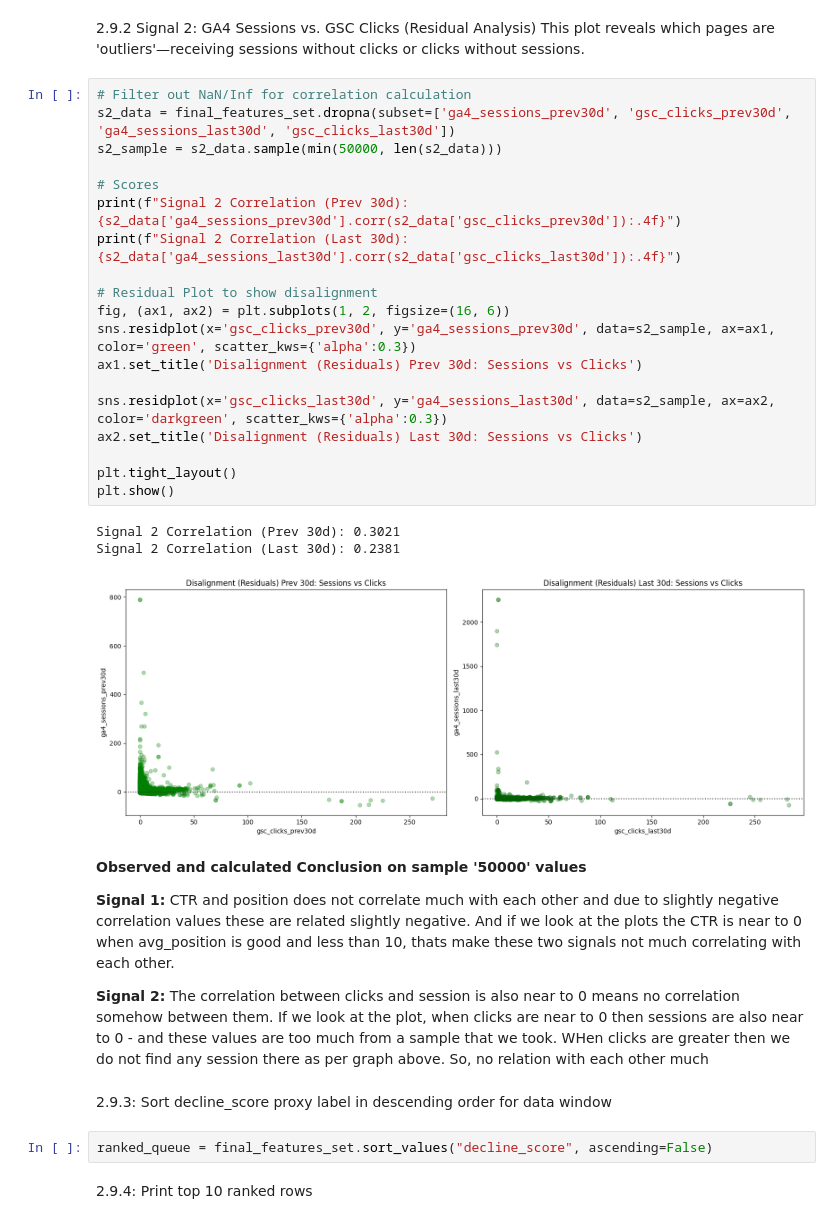
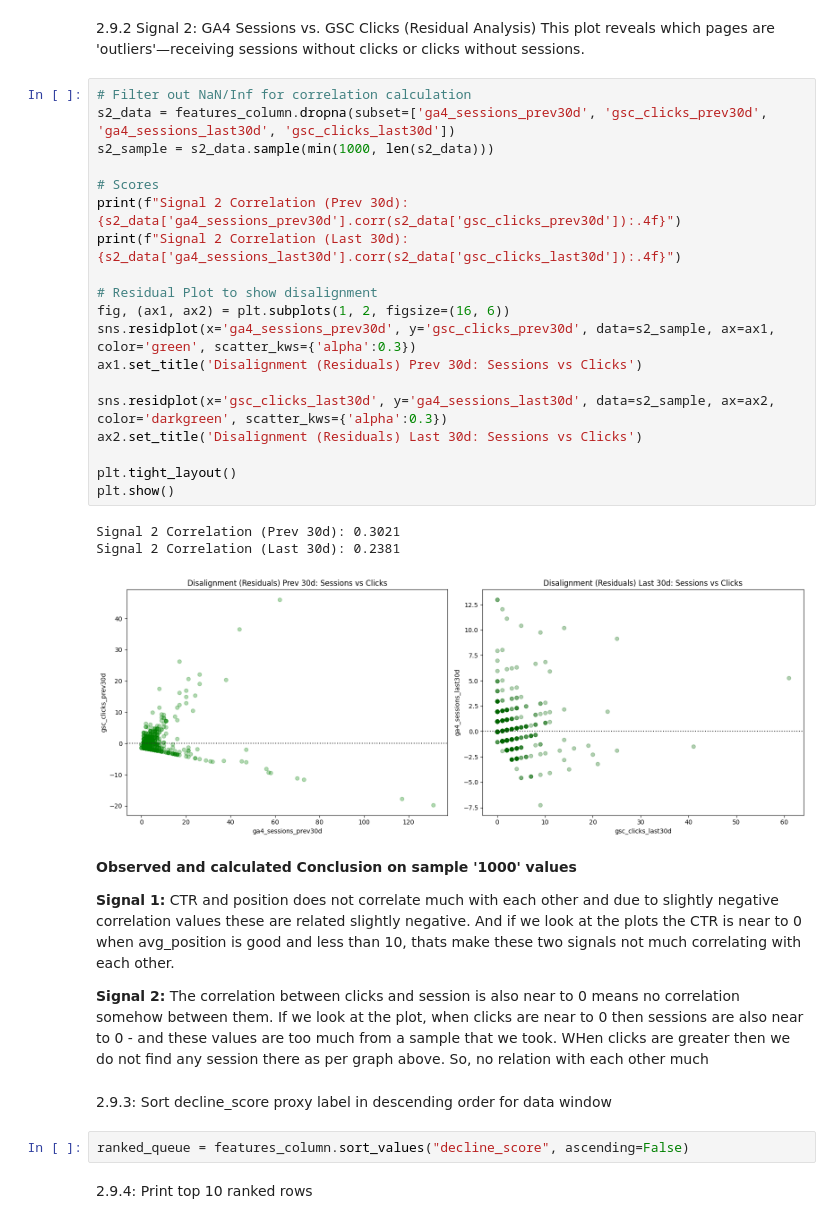
Before and after one commit to MuhammadFaizan0023/FlyRank_ML_internship_repo, a Jupyter notebook: work/notebooks/w04_baseline_score.ipynb, the cells around one changed output. Cells and saved outputs as stored; diff of their text form.

```diff
--- a/work/notebooks/w04_baseline_score.ipynb
+++ b/work/notebooks/w04_baseline_score.ipynb
@@ -778,29 +575,29 @@ Signal 1 Correlation (Last 30d): -0.0984
 This plot reveals which pages are 'outliers'—receiving sessions without clicks or clicks without sessions.
 # %%
 # Filter out NaN/Inf for correlation calculation
-s2_data = final_features_set.dropna(subset=['ga4_sessions_prev30d', 'gsc_clicks_prev30d', 'ga4_sessions_last30d', 'gsc_clicks_last30d'])
-s2_sample = s2_data.sample(min(50000, len(s2_data)))
+s2_data = features_column.dropna(subset=['ga4_sessions_prev30d', 'gsc_clicks_prev30d', 'ga4_sessions_last30d', 'gsc_clicks_last30d'])
+s2_sample = s2_data.sample(min(1000, len(s2_data)))
 
 # Scores
 print(f"Signal 2 Correlation (Prev 30d): {s2_data['ga4_sessions_prev30d'].corr(s2_data['gsc_clicks_prev30d']):.4f}")
 print(f"Signal 2 Correlation (Last 30d): {s2_data['ga4_sessions_last30d'].corr(s2_data['gsc_clicks_last30d']):.4f}")
 
 # Residual Plot to show disalignment
 fig, (ax1, ax2) = plt.subplots(1, 2, figsize=(16, 6))
-sns.residplot(x='gsc_clicks_prev30d', y='ga4_sessions_prev30d', data=s2_sample, ax=ax1, color='green', scatter_kws={'alpha':0.3})
+sns.residplot(x='ga4_sessions_prev30d', y='gsc_clicks_prev30d', data=s2_sample, ax=ax1, color='green', scatter_kws={'alpha':0.3})
 ax1.set_title('Disalignment (Residuals) Prev 30d: Sessions vs Clicks')
 
 sns.residplot(x='gsc_clicks_last30d', y='ga4_sessions_last30d', data=s2_sample, ax=ax2, color='darkgreen', scatter_kws={'alpha':0.3})
 ax2.set_title('Disalignment (Residuals) Last 30d: Sessions vs Clicks')
 
 plt.tight_layout()
 plt.show()
 # %% [output]
 Signal 2 Correlation (Prev 30d): 0.3021
 Signal 2 Correlation (Last 30d): 0.2381
-[figure, old version]
+[figure, new version]
 # %% [markdown]
-**Observed and calculated Conclusion on sample '50000' values**<br>
+**Observed and calculated Conclusion on sample '1000' values**<br>
 
 **Signal 1:** CTR and position does not correlate much with each other and due to slightly negative correlation values these are related slightly negative. And if we look at the plots the CTR is near to 0 when avg_position is good and less than 10, thats make these two signals not much correlating with each other.
 
@@ -808,7 +605,7 @@ Signal 2 Correlation (Last 30d): 0.2381
 # %% [markdown]
 2.9.3: Sort decline_score proxy label in descending order for data window
 # %%
-ranked_queue = final_features_set.sort_values("decline_score", ascending=False)
+ranked_queue = features_column.sort_values("decline_score", ascending=False)
 # %% [markdown]
 2.9.4: Print top 10 ranked rows
 # %%
```
Also changed, not shown: parts of 41 cells of this notebook.
